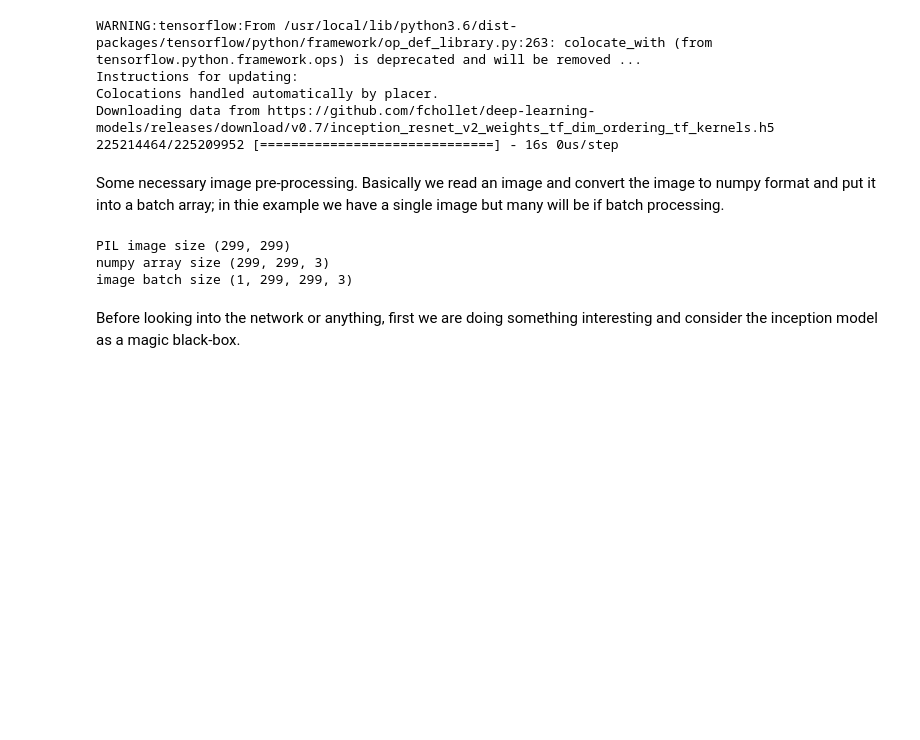
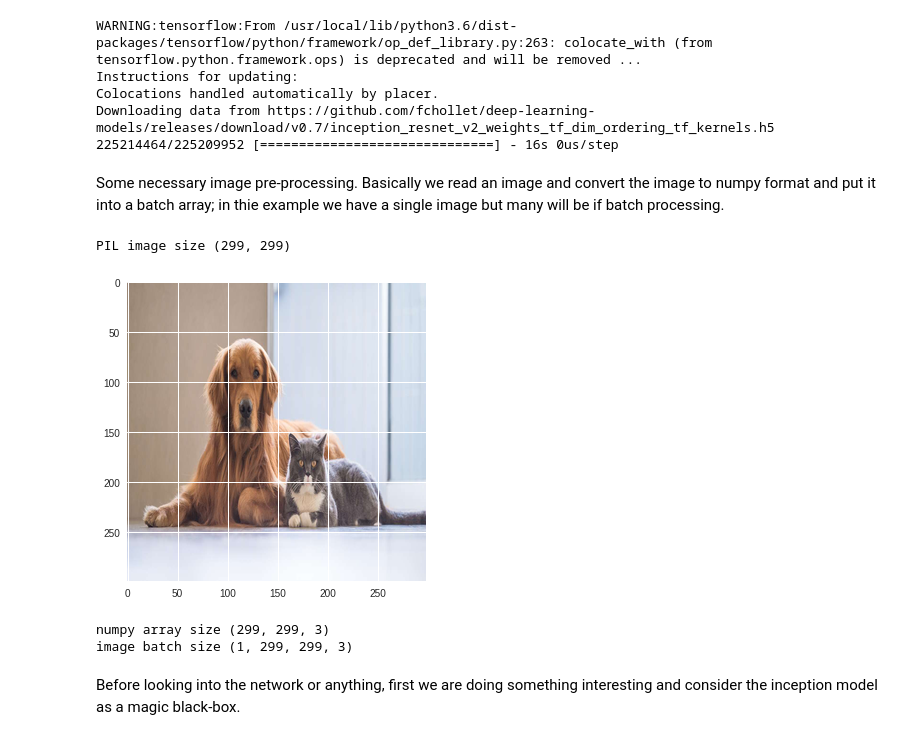
Before and after one commit to alanbseo/FlickrWorkshopUFZ, a Jupyter notebook: UFZ_1_PretrainedCNN_prediction.ipynb, the cells around one changed output. Cells and saved outputs as stored; diff of their text form; code cells hidden in the pictures; blank space fills up the shorter version.

```diff
--- a/UFZ_1_PretrainedCNN_prediction.ipynb
+++ b/UFZ_1_PretrainedCNN_prediction.ipynb
@@ -98,37 +98,38 @@ Some necessary image pre-processing. Basically we read an image and convert the
 
 from PIL import Image
 
 from urllib.request import urlopen
 img =Image.open(urlopen(image_url))
 image_input = img.resize((img_width, img_height),Image.ANTIALIAS)
 # image_input.save('url.jpg','jpeg') # to save the image locally
 
 print('PIL image size', image_input.size)
 
 
 # convert the PIL image to a numpy array
 # IN PIL - image is in (width, height, channel)
 # In Numpy - image is in (height, width, channel)
 numpy_image = img_to_array(image_input)
-# plt.imshow(np.uint8(numpy_image))
-# plt.show()
+plt.imshow(np.uint8(numpy_image))
+plt.show()
 print('numpy array size',numpy_image.shape)
 
 # Convert the image / images into batch format
 # expand_dims will add an extra dimension to the data at a particular axis
 # We want the input matrix to the network to be of the form (batchsize, height, width, channels)
 # Thus we add the extra dimension to the axis 0.
 image_batch = np.expand_dims(numpy_image, axis=0)
 print('image batch size', image_batch.shape)
 # plt.imshow(np.uint8(image_batch[0]))
 
 
 # prepare the image (normalisation for channels)
 processed_image = inception_resnet_v2.preprocess_input(image_batch.copy())
 # %% [output]
 PIL image size (299, 299)
-numpy array size (299, 299, 3)
-image batch size (1, 299, 299, 3)
+[figure, added]
+numpy array size (299, 299, 3)
+image batch size (1, 299, 299, 3)
 # %% [markdown]
 
 Before looking into the network or anything, first we are doing something interesting and consider the inception model as a magic black-box.
```
Also changed, not shown: parts of 4 cells of this notebook.
